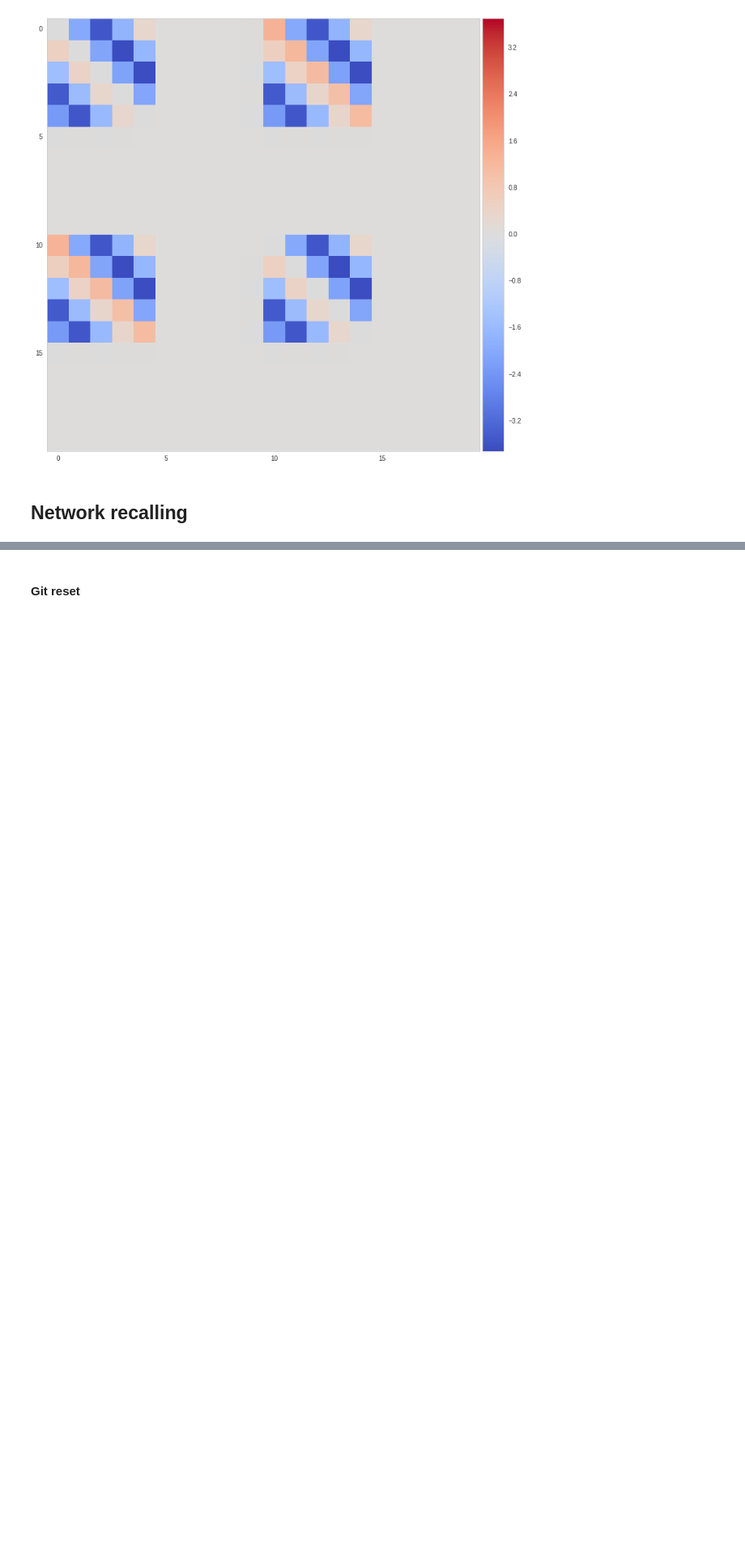
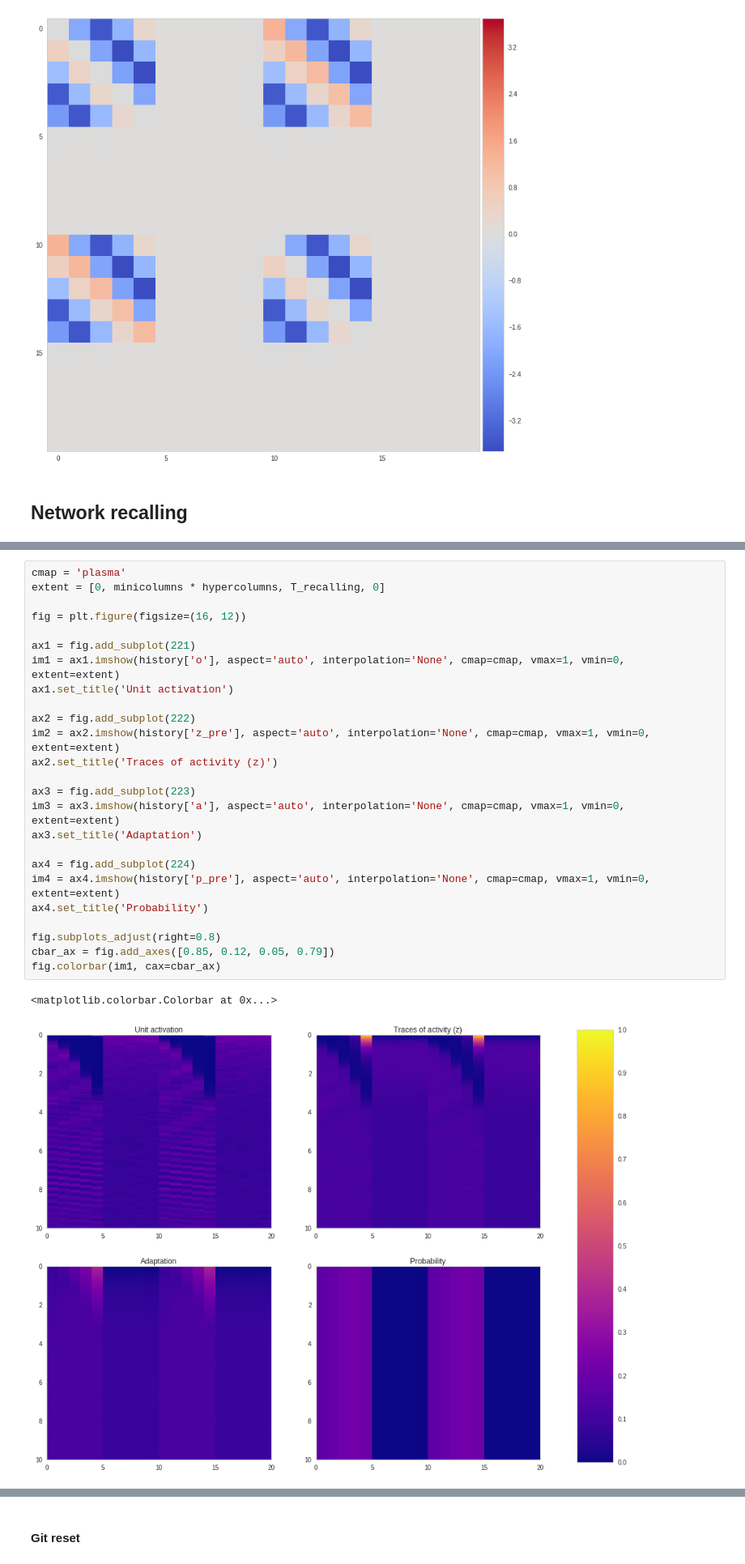
Before and after one commit to h-mayorquin/attractor_sequences, a Jupyter notebook: notebooks/2016-11-09(Connections among non-trained patterns).ipynb, the cells around one changed output, grey strips where cells are left out. Shown at 81% size. Saved outputs shown, nothing was run; the diff lists cells and outputs as text; blank space fills up the shorter version.

```diff
--- a/notebooks/2016-11-09(Connections among non-trained patterns).ipynb
+++ b/notebooks/2016-11-09(Connections among non-trained patterns).ipynb
@@ -241,3 +243,31 @@ time_recalling = np.arange(0, T_recalling + dt, dt)
 manager.run_network(time=time_recalling)
 
 history = manager.history
+# %%
+cmap = 'plasma'
+extent = [0, minicolumns * hypercolumns, T_recalling, 0]
+
+fig = plt.figure(figsize=(16, 12))
+
+ax1 = fig.add_subplot(221)
+im1 = ax1.imshow(history['o'], aspect='auto', interpolation='None', cmap=cmap, vmax=1, vmin=0, extent=extent)
+ax1.set_title('Unit activation')
+
+ax2 = fig.add_subplot(222)
+im2 = ax2.imshow(history['z_pre'], aspect='auto', interpolation='None', cmap=cmap, vmax=1, vmin=0, extent=extent)
+ax2.set_title('Traces of activity (z)')
+
+ax3 = fig.add_subplot(223)
+im3 = ax3.imshow(history['a'], aspect='auto', interpolation='None', cmap=cmap, vmax=1, vmin=0, extent=extent)
+ax3.set_title('Adaptation')
+
+ax4 = fig.add_subplot(224)
+im4 = ax4.imshow(history['p_pre'], aspect='auto', interpolation='None', cmap=cmap, vmax=1, vmin=0, extent=extent)
+ax4.set_title('Probability')
+
+fig.subplots_adjust(right=0.8)
+cbar_ax = fig.add_axes([0.85, 0.12, 0.05, 0.79])
+fig.colorbar(im1, cax=cbar_ax)
+# %% [output]
+<matplotlib.colorbar.Colorbar at 0x...>
+[figure, added]
```
Also changed, not shown: parts of 5 cells of this notebook, 3 other files.
